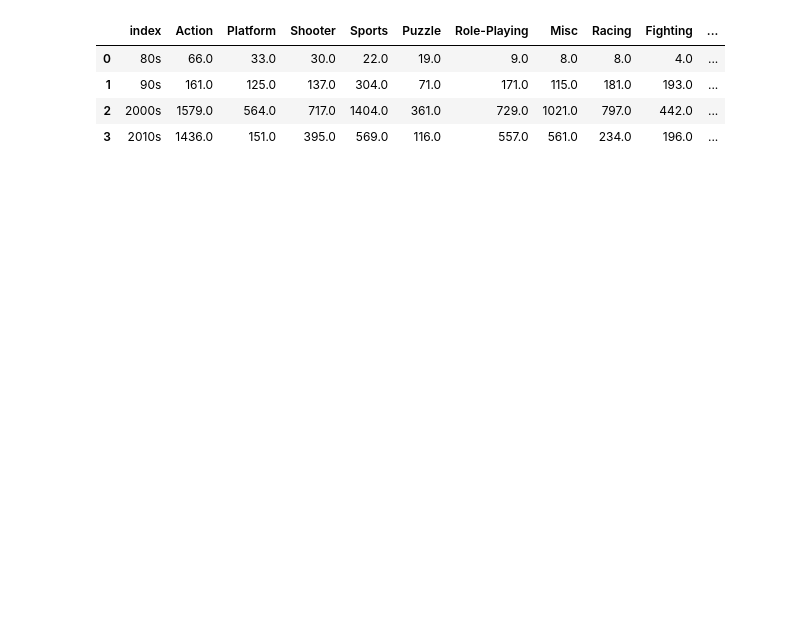
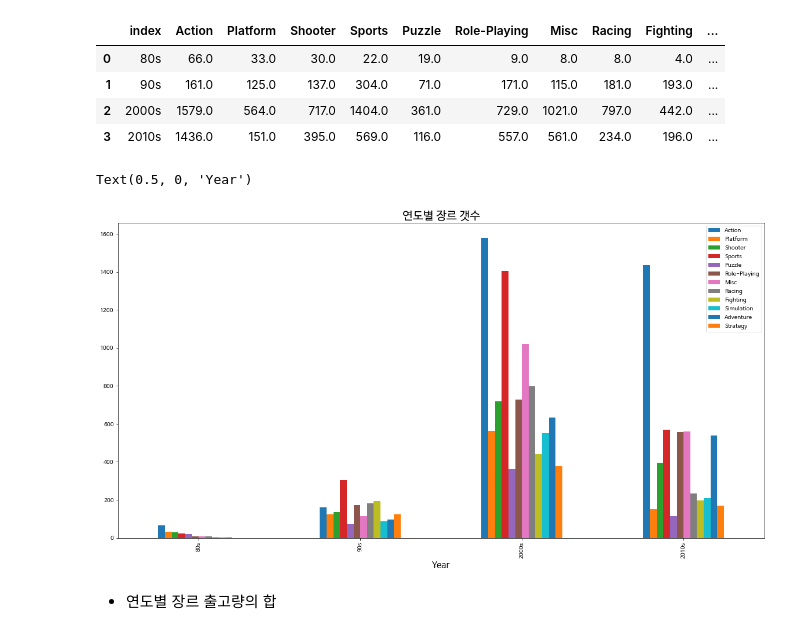
Before and after one commit to poandpo/project-, a Jupyter notebook: project1.ipynb, the cells around one changed output. Drawn from its saved outputs; the diff is of its cells as text; code cells hidden in the pictures; blank space fills up the shorter version.

```diff
--- a/project1.ipynb
+++ b/project1.ipynb
@@ -398,3 +412,19 @@ df_Y_v_1
 | 1 | 90s | 161.0 | 125.0 | 137.0 | 304.0 | 71.0 | 171.0 | 115.0 | 181.0 | 193.0 | ... |
 | 2 | 2000s | 1579.0 | 564.0 | 717.0 | 1404.0 | 361.0 | 729.0 | 1021.0 | 797.0 | 442.0 | ... |
 | 3 | 2010s | 1436.0 | 151.0 | 395.0 | 569.0 | 116.0 | 557.0 | 561.0 | 234.0 | 196.0 | ... |
+# %%
+import seaborn as sns
+import matplotlib.pyplot as plt
+
+area_category=['Action',	'Platform',	'Shooter',	'Sports',	'Puzzle',	'Role-Playing','Misc',	'Racing',	'Fighting',	'Simulation',	'Adventure',	'Strategy']
+
+df_Y_v_1.plot(x= 'index', y=area_category, kind="bar",figsize=(20,10))
+
+plt.title('연도별 장르 갯수',fontsize=20) ## 타이틀 출력
+plt.xlabel('Year',fontsize=15) ## x축 라벨 출력
+#plt.ylabel('') ## y축 라벨 출력
+# %% [output]
+Text(0.5, 0, 'Year')
+[figure, added]
+# %% [markdown]
+- 연도별 장르 출고량의 합
```
Also changed, not shown: parts of 55 cells of this notebook.
